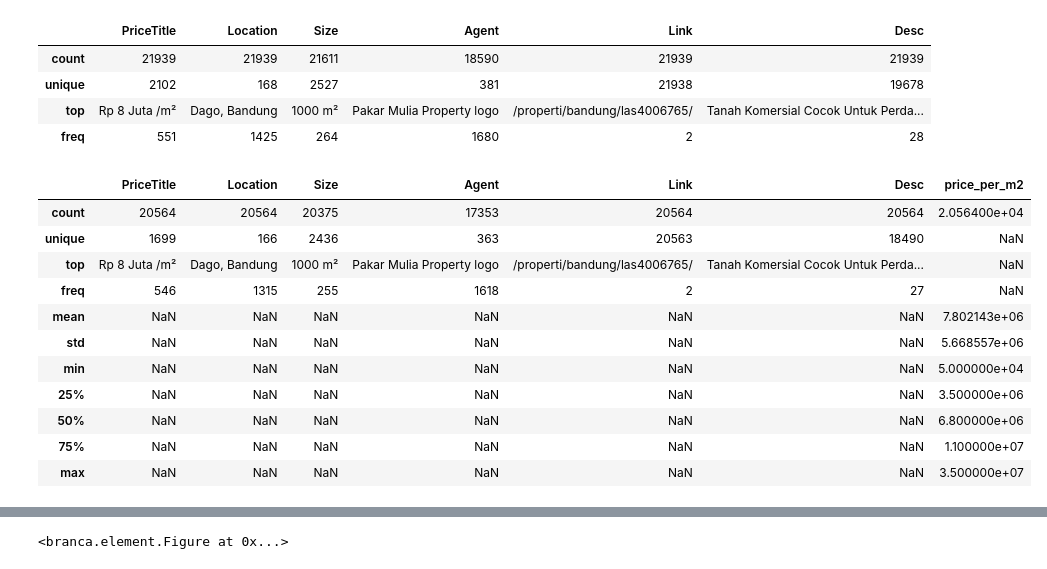
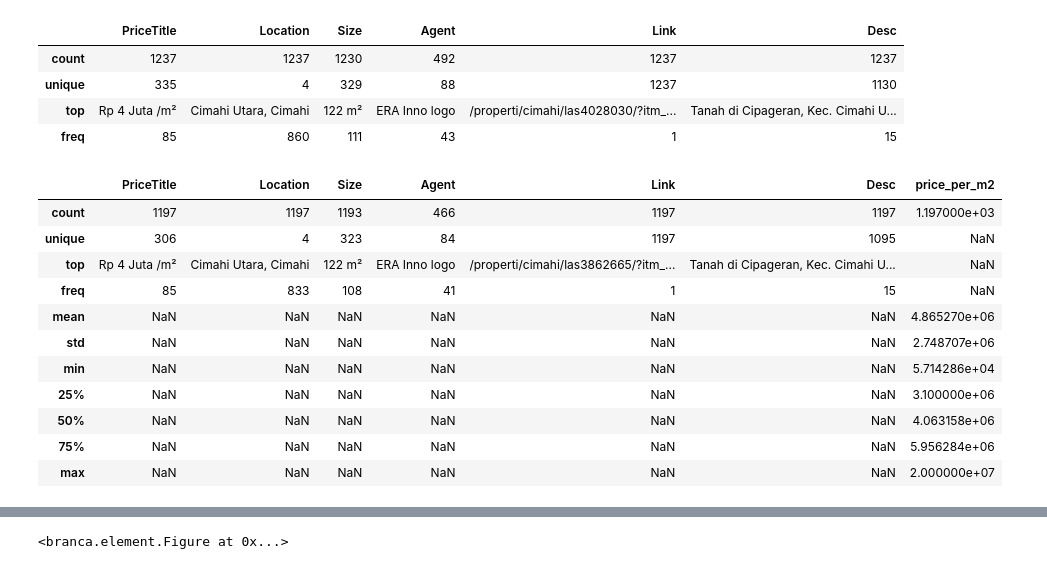
Before and after one commit to rafidamr/house-scorer, a Jupyter notebook: data_collector/wrangler-eda-v2.ipynb, the cells around one changed output, grey strips where cells are left out. Saved outputs shown, nothing was run; the diff lists cells and outputs as text; code cells hidden in the pictures.

```diff
--- a/data_collector/wrangler-eda-v2.ipynb
+++ b/data_collector/wrangler-eda-v2.ipynb
@@ -3,19 +3,19 @@ import pandas as pd
 
 pd.options.mode.copy_on_write = True
 # %%
-df = pd.read_csv('files/csv/house_price_raw.csv')
+df = pd.read_csv('files/csv/land_cmh_raw.csv', header=None)
 df.columns = ['PriceTitle', 'Location', 'Size', 'Agent', 'Link', 'Desc']
 df = df.drop_duplicates(subset=['PriceTitle', 'Location', 'Size', 'Link'])
 df.describe()
 # %% [output]
 |  | PriceTitle | Location | Size | Agent | Link | Desc |
-| count | 21939 | 21939 | 21611 | 18590 | 21939 | 21939 |
-| unique | 2102 | 168 | 2527 | 381 | 21938 | 19678 |
-| top | Rp 8 Juta /m² | Dago, Bandung | 1000 m² | Pakar Mulia Property logo | /properti/bandung/las4006765/ | Tanah Komersial Cocok Untuk Perda... |
-| freq | 551 | 1425 | 264 | 1680 | 2 | 28 |
+| count | 1237 | 1237 | 1230 | 492 | 1237 | 1237 |
+| unique | 335 | 4 | 329 | 88 | 1237 | 1130 |
+| top | Rp 4 Juta /m² | Cimahi Utara, Cimahi | 122 m² | ERA Inno logo | /properti/cimahi/las4028030/?itm_... | Tanah di Cipageran, Kec. Cimahi U... |
+| freq | 85 | 860 | 111 | 43 | 1 | 15 |
 # %%
 def to_numeric_term(s: str):
-    s = s.lower()
+    s = str(s).lower()
     if s == 'miliar': return 1e9
     if s == 'juta': return 1e6
     if s == 'ribu': return 1e3
@@ -61,29 +61,28 @@ df = assign_price_per_m2(df)
 df = df[df['price_per_m2'] >= 5e4]
 # %%
 # try to normalize data distribution (mean-2*std <= min && max <= mean+2*std)
-# top = int(0.80059 * len(df))
-# top = int(0.9795 * len(df))
-top = int(0.97 * len(df))
+# top, bot = len(df), 0
+top = int(0.981 * len(df))
 bot = int(0 * len(df))
 
 df_sorted = df.sort_values(by="price_per_m2", ascending=True)
 df_filtered = df_sorted.iloc[bot:top].reset_index(drop=True)
-df_filtered = df_filtered[df_filtered['Link'] != '/properti/bandung/las2647328/']
-df_filtered = df_filtered[~df_filtered['Location'].str.contains('Cimahi')]
+# df_filtered = df_filtered[df_filtered['Link'] != '/properti/bandung/las2647328/']
+# df_filtered = df_filtered[~df_filtered['Location'].str.contains('Cimahi')]
 df_filtered.describe(include='all')
 # %% [output]
 |  | PriceTitle | Location | Size | Agent | Link | Desc | price_per_m2 |
-| count | 20564 | 20564 | 20375 | 17353 | 20564 | 20564 | 2.056400e+04 |
-| unique | 1699 | 166 | 2436 | 363 | 20563 | 18490 | NaN |
-| top | Rp 8 Juta /m² | Dago, Bandung | 1000 m² | Pakar Mulia Property logo | /properti/bandung/las4006765/ | Tanah Komersial Cocok Untuk Perda... | NaN |
-| freq | 546 | 1315 | 255 | 1618 | 2 | 27 | NaN |
-| mean | NaN | NaN | NaN | NaN | NaN | NaN | 7.802143e+06 |
-| std | NaN | NaN | NaN | NaN | NaN | NaN | 5.668557e+06 |
-| min | NaN | NaN | NaN | NaN | NaN | NaN | 5.000000e+04 |
-| 25% | NaN | NaN | NaN | NaN | NaN | NaN | 3.500000e+06 |
-| 50% | NaN | NaN | NaN | NaN | NaN | NaN | 6.800000e+06 |
-| 75% | NaN | NaN | NaN | NaN | NaN | NaN | 1.100000e+07 |
-| max | NaN | NaN | NaN | NaN | NaN | NaN | 3.500000e+07 |
+| count | 1197 | 1197 | 1193 | 466 | 1197 | 1197 | 1.197000e+03 |
+| unique | 306 | 4 | 323 | 84 | 1197 | 1095 | NaN |
+| top | Rp 4 Juta /m² | Cimahi Utara, Cimahi | 122 m² | ERA Inno logo | /properti/cimahi/las3862665/?itm_... | Tanah di Cipageran, Kec. Cimahi U... | NaN |
+| freq | 85 | 833 | 108 | 41 | 1 | 15 | NaN |
+| mean | NaN | NaN | NaN | NaN | NaN | NaN | 4.865270e+06 |
+| std | NaN | NaN | NaN | NaN | NaN | NaN | 2.748707e+06 |
+| min | NaN | NaN | NaN | NaN | NaN | NaN | 5.714286e+04 |
+| 25% | NaN | NaN | NaN | NaN | NaN | NaN | 3.100000e+06 |
+| 50% | NaN | NaN | NaN | NaN | NaN | NaN | 4.063158e+06 |
+| 75% | NaN | NaN | NaN | NaN | NaN | NaN | 5.956284e+06 |
+| max | NaN | NaN | NaN | NaN | NaN | NaN | 2.000000e+07 |
 # %%
 price_per_m2 = df_filtered['price_per_m2']
 mean, min_, max_, std = price_per_m2.mean(), price_per_m2.min(), price_per_m2.max(), price_per_m2.std()
```
Also changed, not shown: parts of 8 cells of this notebook, 3 other files.
